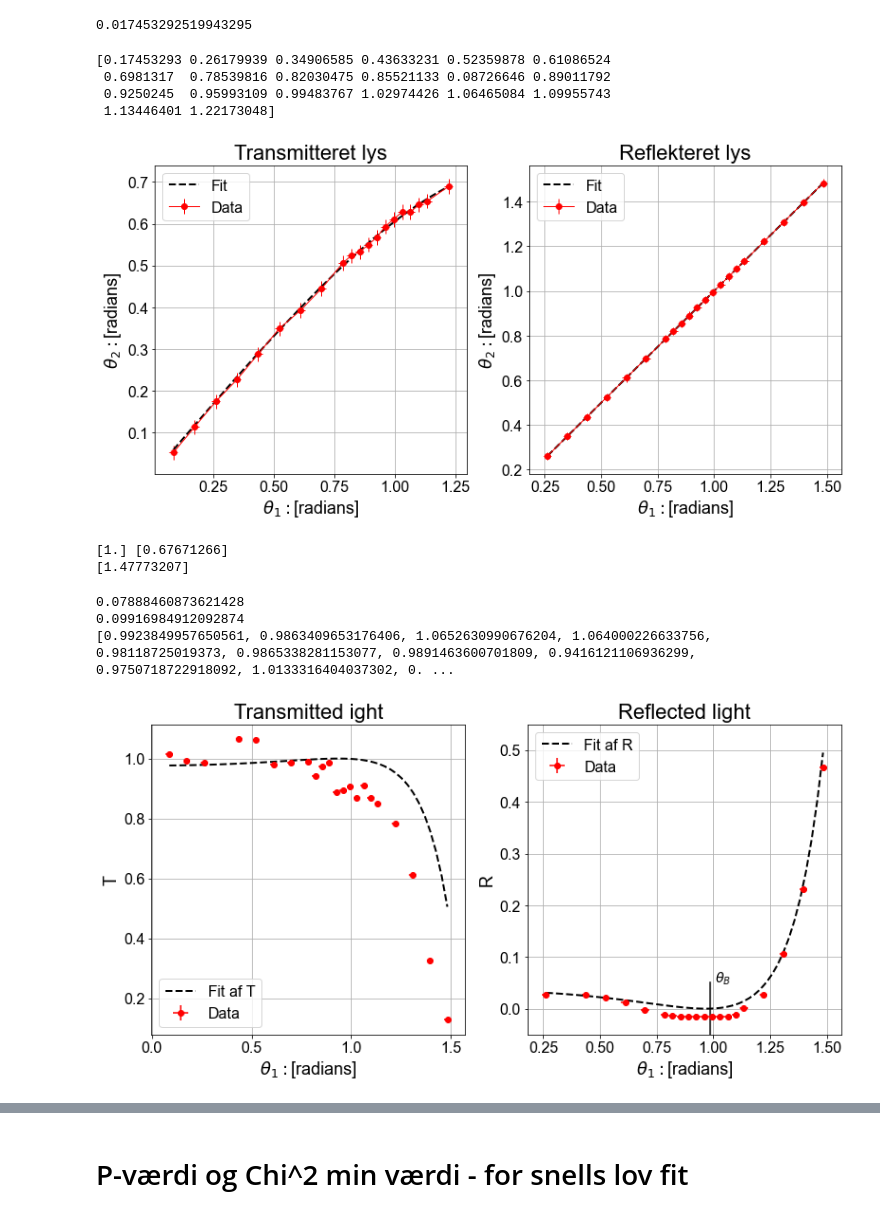
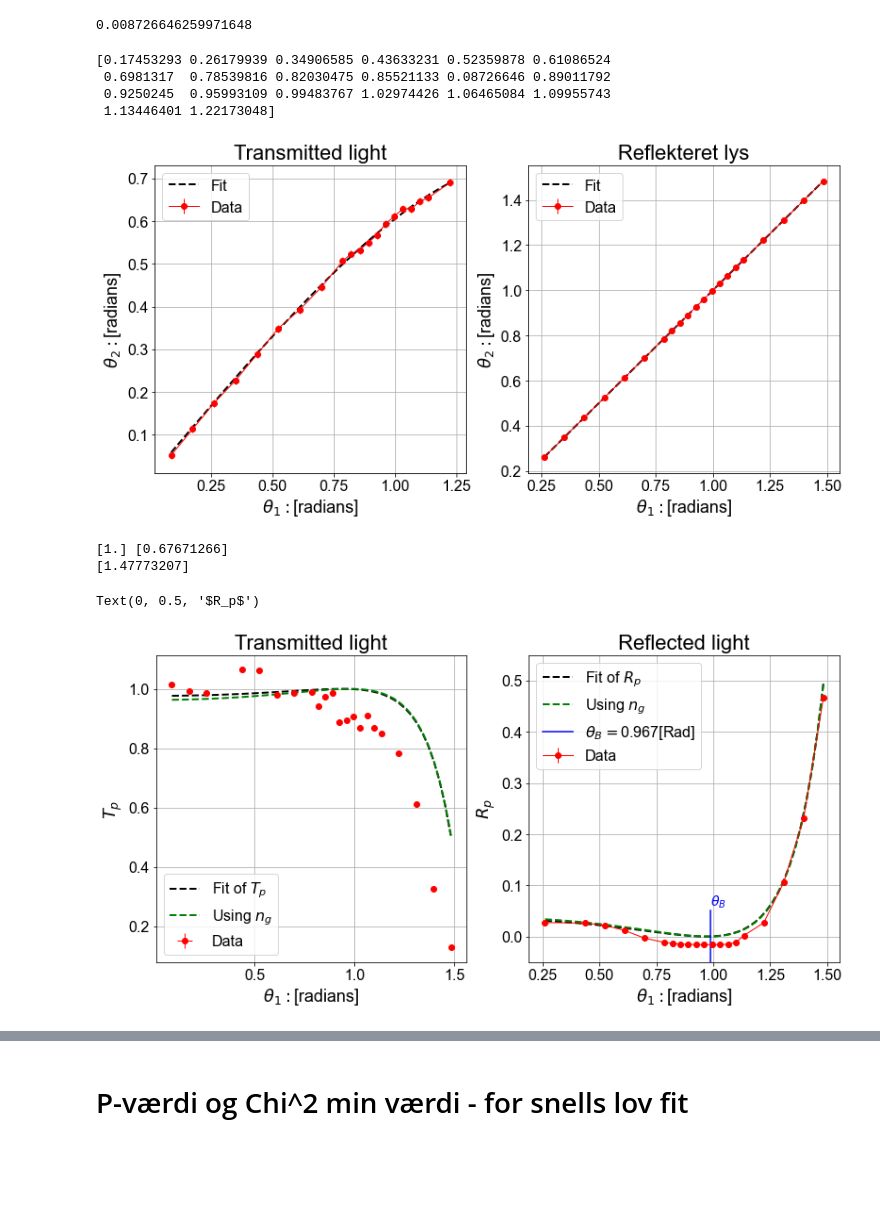
Before and after one commit to Neub28/Experimentel-Physics-2, a Jupyter notebook: Databehandling/Labdag 3/p-polariseret/Databehandling fra luft til glas - p.ipynb, the cells around one changed output, grey strips where cells are left out. Drawn from its saved outputs; the diff is of its cells as text; code cells hidden in the pictures; blank space fills up the shorter version.

```diff
--- a/Databehandling/Labdag 3/p-polariseret/Databehandling fra luft til glas - p.ipynb
+++ b/Databehandling/Labdag 3/p-polariseret/Databehandling fra luft til glas - p.ipynb
@@ -90,15 +90,15 @@ for i in range(len(Ts)) :
 for i in range(len(Rs)) :
     uncer_Rs.append(Rs[i][1])
 # %%
-uncer = 1 # DEGREES
+uncer = 0.5 # DEGREES
 sigma_radian = np.pi/180 * uncer
 print(sigma_radian)
 # %% [output]
-0.017453292519943295
+0.008726646259971648
 # %%
 fig, axs = plt.subplots(1,2, figsize=(13,6))
 axs[1].set_title("Reflekteret lys")
-axs[0].set_title("Transmitteret lys")
+axs[0].set_title("Transmitted light")
 
 def snell(theta, n):
     theta_ag = np.arcsin(n*np.sin(theta))
@@ -148,7 +148,7 @@ for ax in axs:
  0.6981317  0.78539816 0.82030475 0.85521133 0.08726646 0.89011792
  0.9250245  0.95993109 0.99483767 1.02974426 1.06465084 1.09955743
  1.13446401 1.22173048]
-[figure, old version]
+[figure, new version]
 # %%
 print(nR, nT)
 
@@ -160,7 +160,7 @@ print(nT_true)
 # %%
 fig, axs = plt.subplots(1,2, figsize=(13,6))
 axs[1].set_title("Reflected light")
-axs[0].set_title("Transmitted ight")
+axs[0].set_title("Transmitted light")
 axs[1].set_ylim([-0.05, 0.55])
 
 
@@ -175,6 +175,8 @@ def Tkoef(theta_1, n_komb): #Gælder kun for P polariseret lys
     return T_p
 
 # Intensiteter
+Tl_uc = []
+Rl_uc = []
 Tl = [] #Fjerner vinkler og punkter, hvor T,R ikke ligger mellem intervallet [0,1]
 Rl = []
 
@@ -187,54 +189,45 @@ uncer_Rs_new = []
 for i, a in enumerate(Ts):
     if a[0] > 0.03:
         Tl.append(a[0])
         theta_newT.append(theta1T[i])
-        uncer_Ts_new.append(uncer_Ts[i])
+        Tl_uc.append(0.00207041)
 
 for i, a in enumerate(Rs):
     if a[0] < 1:
         Rl.append(a[0])
         theta_newR.append(theta1R[i])
-        uncer_Rs_new.append(uncer_Rs[i])
-
+        Rl_uc.append(0.00207041)
 theta_B_m = np.arctan(1.5133902494504998/1)
 theta_B_l = np.arctan(1.4345056407142855/1)
 theta_B_u = np.arctan(1.6125600985714286/1)
 
-print(1.5133902494504998-1.4345056407142855)
-print(1.6125600985714286-1.5133902494504998)
 
-
-#axs[1].plot([theta_B_l, theta_B_l], [0, 0.5], '--' ,c='k')
-#axs[1].plot([theta_B_u, theta_B_u], [0, 0.5], '--' ,c='k')
 
 theta_T = np.linspace(min(theta_newT), max(theta_newT))
 theta_R = np.linspace(min(theta_newR), max(theta_newR))
 
 nTT, pcovnT = curve_fit(Tkoef, theta_newT, Tl, p0=[1.4])
 nRR, pcovnR = curve_fit(Rkoef, theta_newR, Rl, p0=[1.4])
 
-axs[0].errorbar(theta_newT, Tl, fmt='o', c='r', label="Data", xerr=sigma_radian, yerr=uncer_Ts_new)
-axs[1].errorbar(theta_newR, Rl, fmt='o', c='r', label="Data", xerr = sigma_radian, yerr=uncer_Rs_new)
+theta_B_R = np.arctan(nRR/1)
 
-axs[0].plot(theta_T, Tkoef(theta_T, nTT), ls="--", c="k", lw=2, label="Fit af T")
-axs[1].plot(theta_R, Rkoef(theta_R, nRR), ls="--", c="k", lw=2, label="Fit af R")
 
-#axs[0].plot(theta_T, Tkoef(theta_T, 1/nT), ls="--", c="g", lw=2, label="Fit fra snell")
-#axs[1].plot(theta_R, Rkoef(theta_R, 1/nT), ls="--", c="g", lw=2, label="Fit fra snell")
+axs[0].errorbar(theta_newT, Tl, xerr=sigma_radian, yerr=Tl_uc, lw=1, label="Data", c='r', fmt='o')
+axs[1].errorbar(theta_newR, Rl, xerr=sigma_radian, yerr=Rl_uc, lw=1, label="Data", c='r', fmt='o-')
+axs[0].plot(theta_T, Tkoef(theta_T, nTT), ls="--", c="k", lw=2, label=r"Fit of $T_p$")
+axs[1].plot(theta_R, Rkoef(theta_R, nRR), ls="--", c="k", lw=2, label=r"Fit of $R_p$")
 
-axs[1].plot([theta_B_m, theta_B_m], [-0.2, 0.05], '-' ,c='k')
-axs[1].annotate(r"$\theta_B$", xy=(theta_B_m, -0.05),  xytext=(theta_B_m + 0.02, 0.05),  fontsize=14)
+axs[0].plot(theta_T, Tkoef(theta_T, 1/nT), ls="--", c="g", lw=2, label=r"Using $n_g$")
+axs[1].plot(theta_R, Rkoef(theta_R, 1/nT), ls="--", c="g", lw=2, label=r"Using $n_g$")
 
+axs[1].plot([theta_B_m, theta_B_m], [-0.2, 0.05], '-' ,c='b', label=r"$\theta_B = $"f"{round(theta_B_R[0],3)}[Rad]")
+axs[1].annotate(r"$\theta_B$", xy=(theta_B_R, -0.05),  xytext=(theta_B_R +0.02, 0.06),  fontsize=14, c="b")
 for ax in axs:
     ax.grid()
     ax.legend()
     ax.set_xlabel(r"$\theta_1: $[radians]")
-axs[0].set_ylabel(r"T")
-axs[1].set_ylabel(r"R")
-
-print(Tl)
+axs[0].set_ylabel(r"$T_p$")
+axs[1].set_ylabel(r"$R_p$")
 # %% [output]
-0.07888460873621428
-0.09916984912092874
-[0.9923849957650561, 0.9863409653176406, 1.0652630990676204, 1.064000226633756, 0.98118725019373, 0.9865338281153077, 0.9891463600701809, 0.9416121106936299, 0.9750718722918092, 1.0133316404037302, 0. ...
+Text(0, 0.5, '$R_p$')
-[figure, old version]
+[figure, new version]
```
Also changed, not shown: parts of 6 cells of this notebook, 3 other files.
